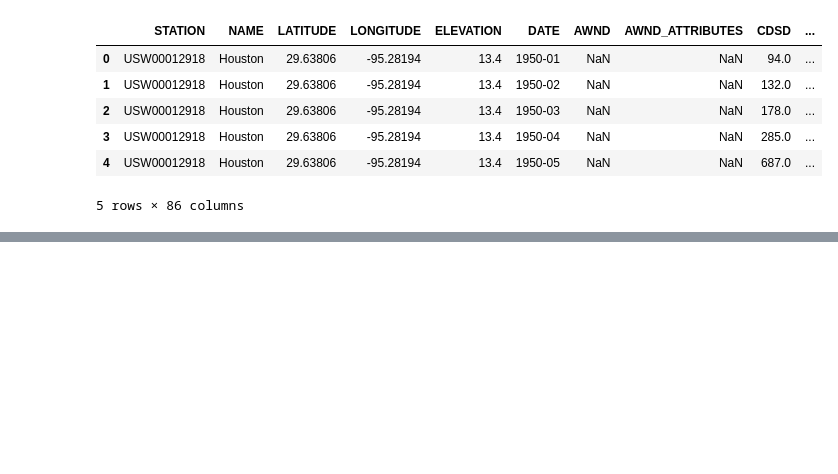
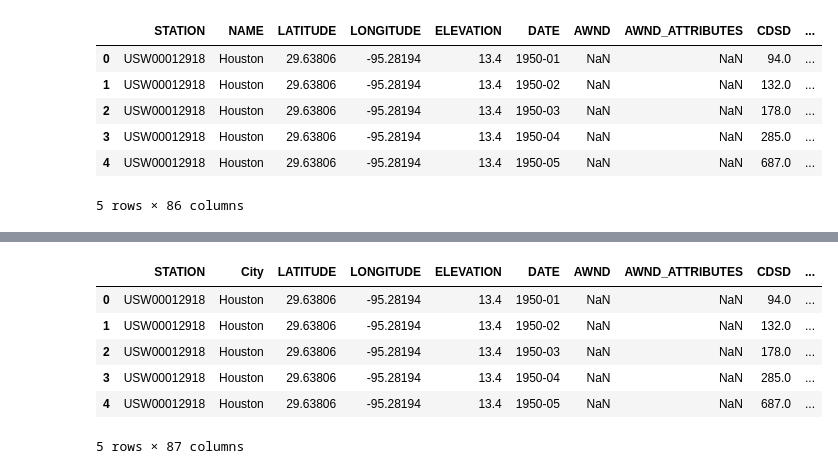
Before and after one commit to kahmed1996/Project-2, a Jupyter notebook: Census_Project 2.ipynb, the cells around one changed output, grey strips where cells are left out. Drawn from its saved outputs; the diff is of its cells as text; code cells hidden in the pictures; blank space fills up the shorter version.

```diff
--- a/Census_Project 2.ipynb
+++ b/Census_Project 2.ipynb
@@ -151,0 +198,11 @@ Weather_Final=Weather_Total.loc[(Weather_Total["NAME"]!="HONOLULU INTERNATIONAL
+# %%
+Weather_renamed_df = Weather_Final.rename(columns={"NAME":"City"})
+Weather_renamed_df.head()
+# %% [output]
+|  | STATION | City | LATITUDE | LONGITUDE | ELEVATION | DATE | AWND | AWND_ATTRIBUTES | CDSD | ... |
+| 0 | USW00012918 | Houston | 29.63806 | -95.28194 | 13.4 | 1950-01 | NaN | NaN | 94.0 | ... |
+| 1 | USW00012918 | Houston | 29.63806 | -95.28194 | 13.4 | 1950-02 | NaN | NaN | 132.0 | ... |
+| 2 | USW00012918 | Houston | 29.63806 | -95.28194 | 13.4 | 1950-03 | NaN | NaN | 178.0 | ... |
+| 3 | USW00012918 | Houston | 29.63806 | -95.28194 | 13.4 | 1950-04 | NaN | NaN | 285.0 | ... |
+| 4 | USW00012918 | Houston | 29.63806 | -95.28194 | 13.4 | 1950-05 | NaN | NaN | 687.0 | ... |
+5 rows × 87 columns
```
Also changed, not shown: parts of 39 cells of this notebook, 23 other files.
